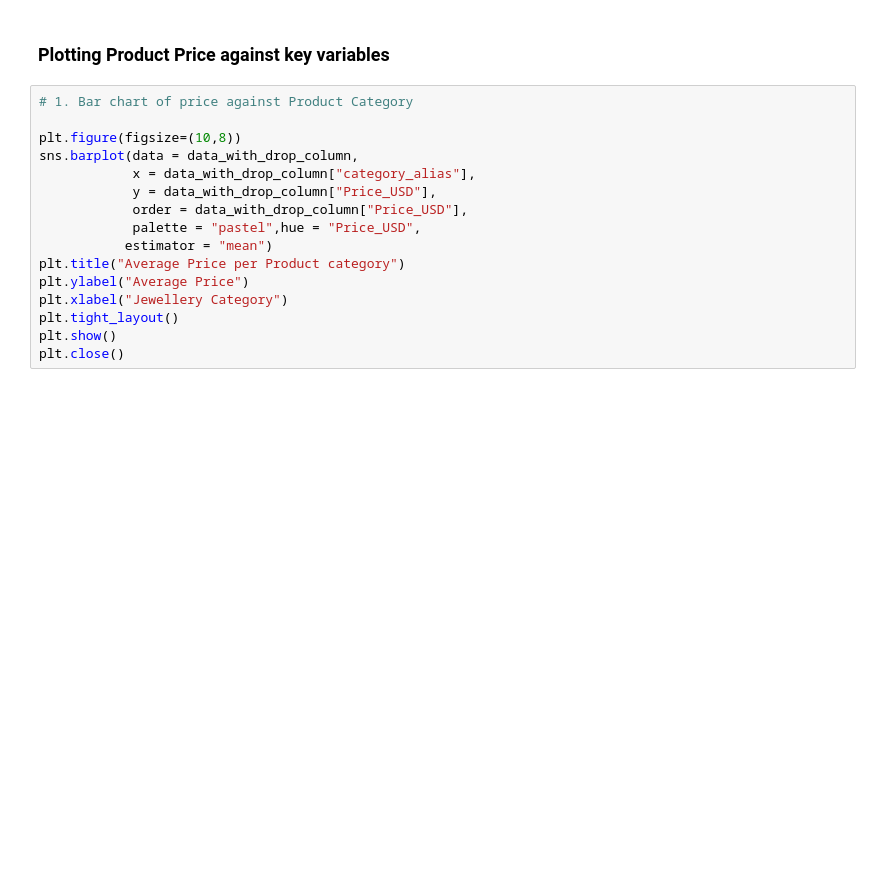
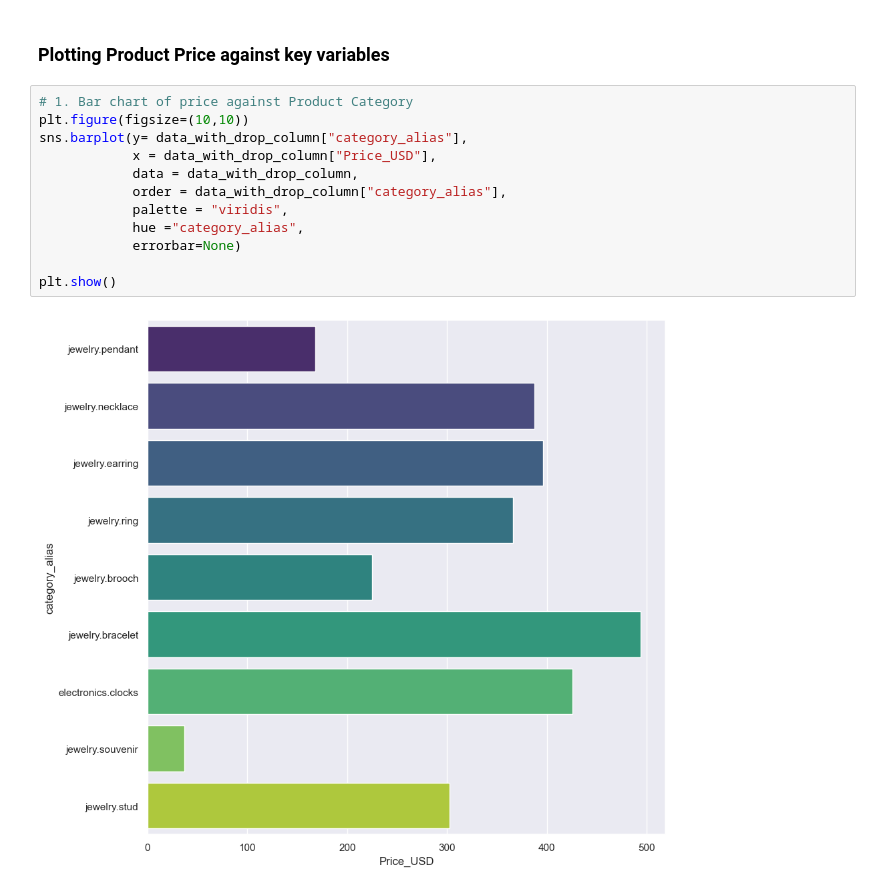
Before and after one commit to KP-Black/jewelry-price-optimisation, a Jupyter notebook: Notebooks/Jewelry price optimisation.ipynb, the cells around one changed output. Saved outputs shown, nothing was run; the diff lists cells and outputs as text; blank space fills up the shorter version.

Commit message:
visual analysis

```diff
--- a/Notebooks/Jewelry price optimisation.ipynb
+++ b/Notebooks/Jewelry price optimisation.ipynb
@@ -319,17 +333,15 @@ from matplotlib import pyplot as plt
 ### Plotting Product Price against key variables
 # %%
 # 1. Bar chart of price against Product Category
+plt.figure(figsize=(10,10))
+sns.barplot(y= data_with_drop_column["category_alias"],
+            x = data_with_drop_column["Price_USD"],
+            data = data_with_drop_column,
+            order = data_with_drop_column["category_alias"],
+            palette = "viridis",
+            hue ="category_alias",
+            errorbar=None)
 
-plt.figure(figsize=(10,8))
-sns.barplot(data = data_with_drop_column,
-            x = data_with_drop_column["category_alias"],
-            y = data_with_drop_column["Price_USD"],
-            order = data_with_drop_column["Price_USD"],
-            palette = "pastel",hue = "Price_USD",
-           estimator = "mean")
-plt.title("Average Price per Product category")
-plt.ylabel("Average Price")
-plt.xlabel("Jewellery Category")
-plt.tight_layout()
 plt.show()
-plt.close()
+# %% [output]
+[figure, added]
```
Also changed, not shown: parts of 9 cells of this notebook.
